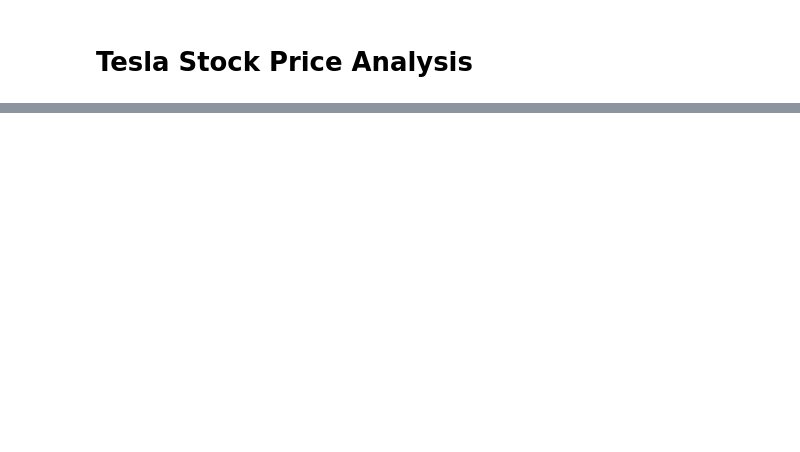
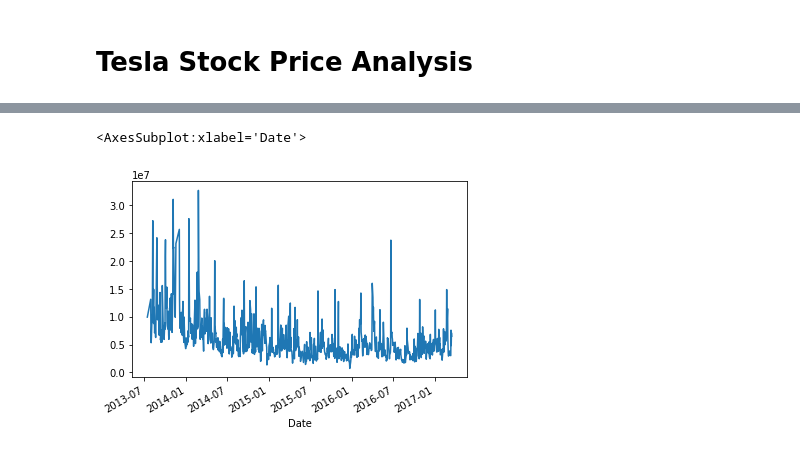
Before and after one commit to YevaW/Learning-Journal, a Jupyter notebook: phase0/week1/Iseng aja latihan/iseng_aja1.ipynb, the cells around one changed output, grey strips where cells are left out. Drawn from its saved outputs; the diff is of its cells as text; code cells hidden in the pictures; blank space fills up the shorter version.

```diff
--- a/phase0/week1/Iseng aja latihan/iseng_aja1.ipynb
+++ b/phase0/week1/Iseng aja latihan/iseng_aja1.ipynb
@@ -56,0 +282,2 @@ memory usage: 92.7+ KB
+# %%
+tesla["Difference"] = ts.Open - ts.Close
@@ -56,0 +338,4 @@ memory usage: 92.7+ KB
+# %%
+dizzying_columns = ["High", "Low", "Adj Close"]
+# %%
+tesla.drop(dizzying_columns, inplace=True, axis=1)
@@ -56,0 +372,2 @@ memory usage: 92.7+ KB
+# %%
+tesla["Date"] = pd.to_datetime(tesla["Date"])
@@ -56,0 +541,5 @@ memory usage: 92.7+ KB
+# %%
+tesla[tesla["Open"] > 132.44].groupby("Date")["Volume"].sum().plot()
+# %% [output]
+<AxesSubplot:xlabel='Date'>
+[figure, added]
```
Also changed, not shown: parts of 80 cells of this notebook.
